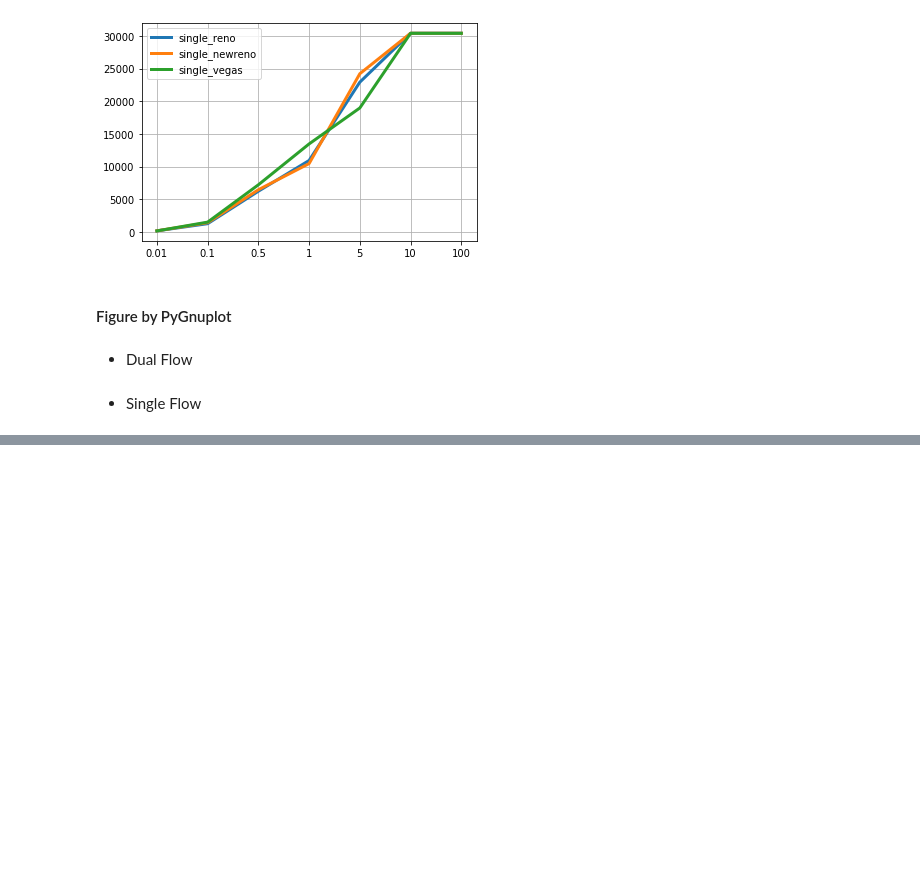
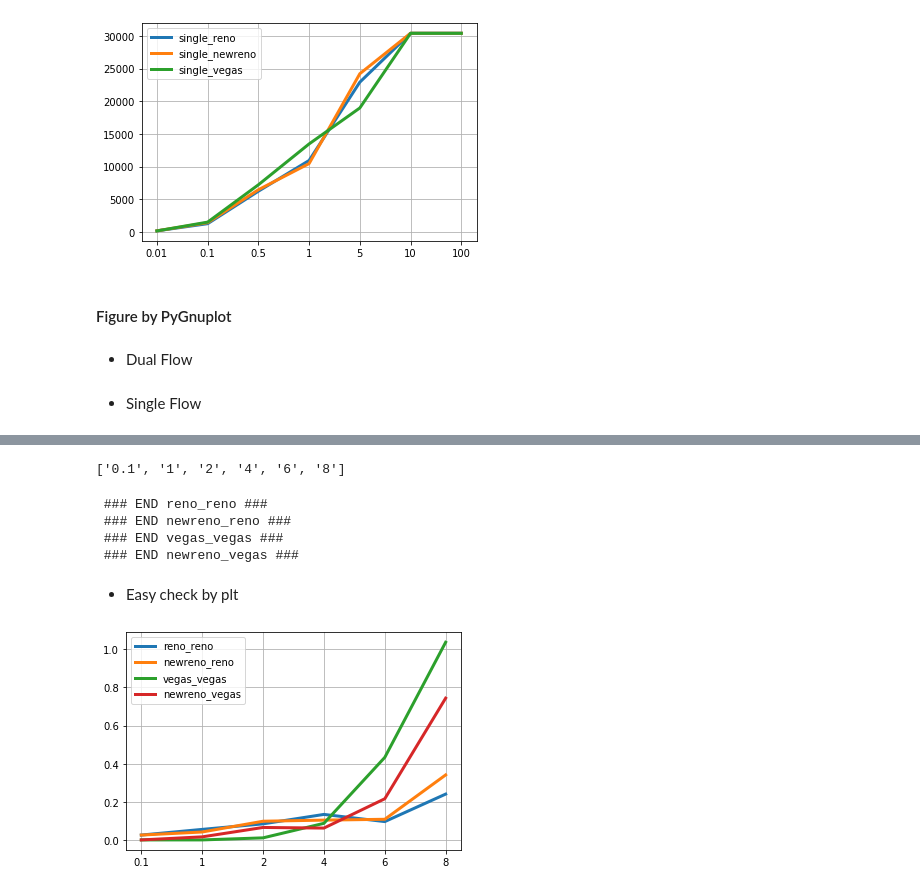
Before and after one commit to TakGlobus/class, a Jupyter notebook: networking/homework/practice/hw_test1/100_analysis_outputs.ipynb, the cells around one changed output, grey strips where cells are left out. Saved outputs shown, nothing was run; the diff lists cells and outputs as text; code cells hidden in the pictures; blank space fills up the shorter version.

```diff
--- a/networking/homework/practice/hw_test1/100_analysis_outputs.ipynb
+++ b/networking/homework/practice/hw_test1/100_analysis_outputs.ipynb
@@ -415,0 +449,5 @@ gp.p('part1_Bandwidth_single.ps')
+# %%
+bandwidths = [ str(i) for i in [0.1, 1,2,4,6,8] ]
+bandwidths
+# %% [output]
+['0.1', '1', '2', '4', '6', '8']
@@ -415,0 +465,50 @@ gp.p('part1_Bandwidth_single.ps')
+# %%
+def get_trfile(filename):
+    """compute average loss rate & bandwidth
+        filename : directory + filename
+        ctime : simulation computing time 10s for all test
+    """
+    data = pd.read_table(filename,header=None,sep=' ',)
+    data.columns = ['event', 'time', 'from node', 'to node',
+              'pkt type', 'pkt size', 'flags', 'fid',
+              'src addr', 'dst addr', 'seq num', 'pkt id']
+    drops = data[data['event'] == 'd']
+    #acks = data[data['pkt type'] == 'ack']
+    datas = data[data['event'] == '-']
+    return drops, datas
+# %%
+loss_rates = np.zeros((len(expdirname), len(bandwidths))).astype(np.float64)
+avg_bds = np.zeros((len(expdirname), len(bandwidths))).astype(np.float64)
+for idx, iexpdir in enumerate(expdirname):
+    for jdx, ibandwidth in enumerate(bandwidths):
+
+        # get file content
+        basefname = 'out_'+ibandwidth+'Mb.tr'
+        ifile = os.path.join('./'+iexpdir, basefname)
+        drops, acks = get_trfile(ifile)
+
+        loss_rate, avg_bandwidth = compute_average_loss_bd(
+            drops, acks, ctime=20.0, unit=1.0, nflows=3, megabits=True
+        )
+        loss_rates[idx, jdx] = loss_rate
+        avg_bds[idx, jdx] = avg_bandwidth
+    print(" ### END {} ###".format(iexpdir))
+# %% [output]
+ ### END reno_reno ###
+ ### END newreno_reno ###
+ ### END vegas_vegas ###
+ ### END newreno_vegas ###
+# %% [markdown]
+- Easy check by plt
+# %%
+### drop rate
+plt.figure()
+for i in range(4):
+    x = [i for i in range(len(bandwidths))]
+    plt.plot(loss_rates[i, :], color='C{}'.format(i), label=expdirname[i], linewidth=3)
+    plt.xticks(x, bandwidths)
+plt.grid(True)
+plt.legend()
+plt.show()
+# %% [output]
+[figure, added]
```
Also changed, not shown: parts of 155 cells of this notebook.
